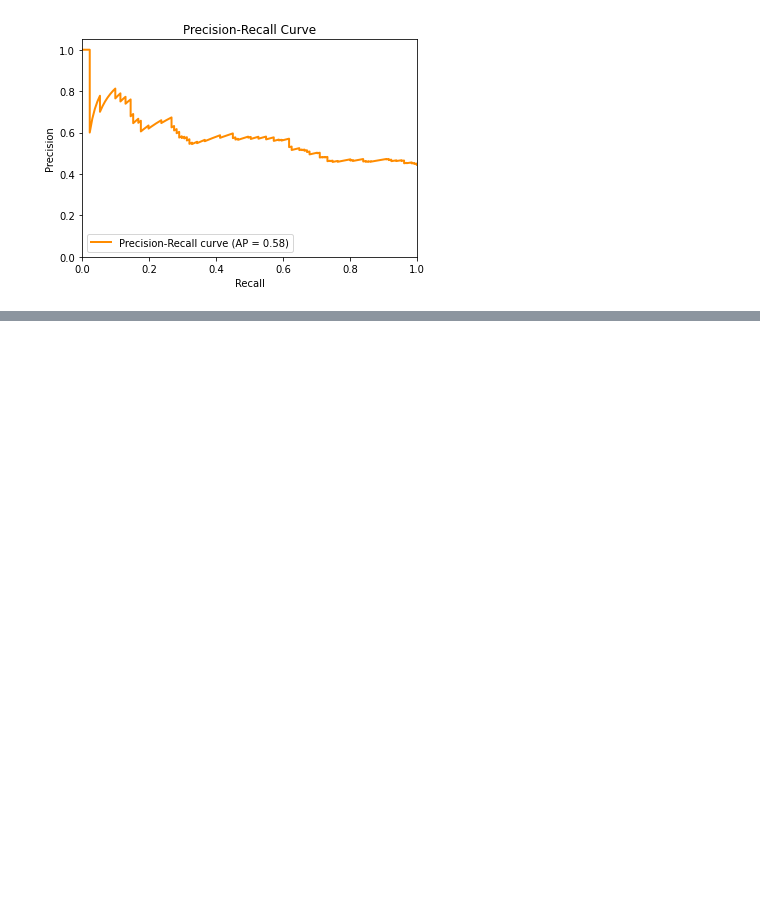
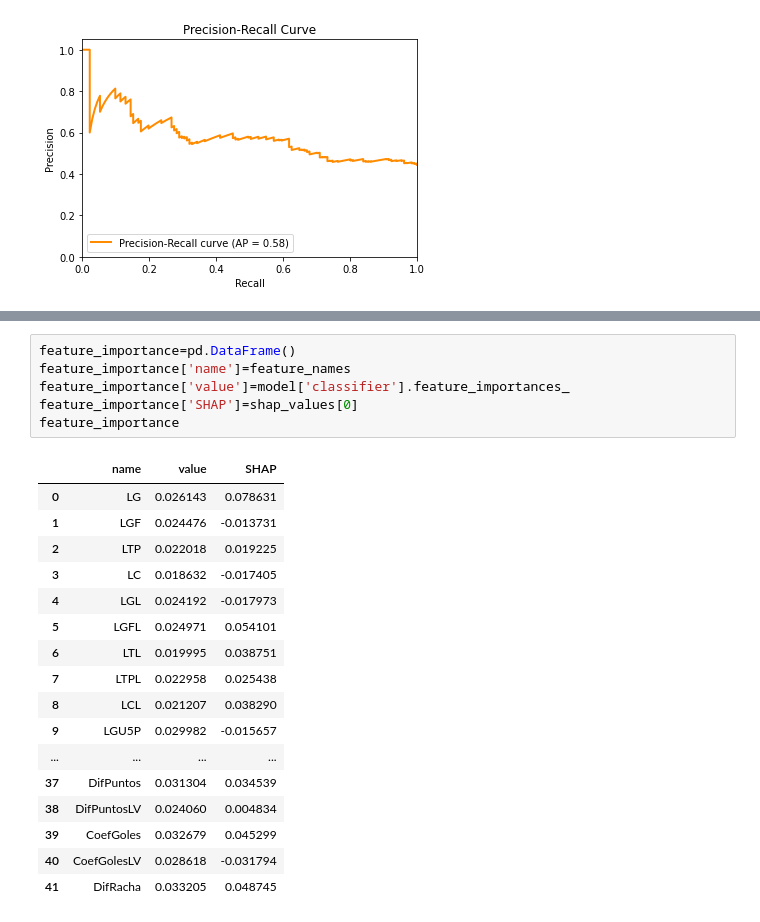
Before and after one commit to robertostl/Football-Prediction, a Jupyter notebook: MLModel.ipynb, the cells around one changed output, grey strips where cells are left out. Drawn from its saved outputs; the diff is of its cells as text; blank space fills up the shorter version.

```diff
--- a/MLModel.ipynb
+++ b/MLModel.ipynb
@@ -188,0 +237,24 @@ plt.show()
+# %%
+feature_importance=pd.DataFrame()
+feature_importance['name']=feature_names
+feature_importance['value']=model['classifier'].feature_importances_
+feature_importance['SHAP']=shap_values[0]
+feature_importance
+# %% [output]
+|  | name | value | SHAP |
+| 0 | LG | 0.026143 | 0.078631 |
+| 1 | LGF | 0.024476 | -0.013731 |
+| 2 | LTP | 0.022018 | 0.019225 |
+| 3 | LC | 0.018632 | -0.017405 |
+| 4 | LGL | 0.024192 | -0.017973 |
+| 5 | LGFL | 0.024971 | 0.054101 |
+| 6 | LTL | 0.019995 | 0.038751 |
+| 7 | LTPL | 0.022958 | 0.025438 |
+| 8 | LCL | 0.021207 | 0.038290 |
+| 9 | LGU5P | 0.029982 | -0.015657 |
+| ... | ... | ... | ... |
+| 37 | DifPuntos | 0.031304 | 0.034539 |
+| 38 | DifPuntosLV | 0.024060 | 0.004834 |
+| 39 | CoefGoles | 0.032679 | 0.045299 |
+| 40 | CoefGolesLV | 0.028618 | -0.031794 |
+| 41 | DifRacha | 0.033205 | 0.048745 |
```
Also changed, not shown: parts of 5 cells of this notebook.
